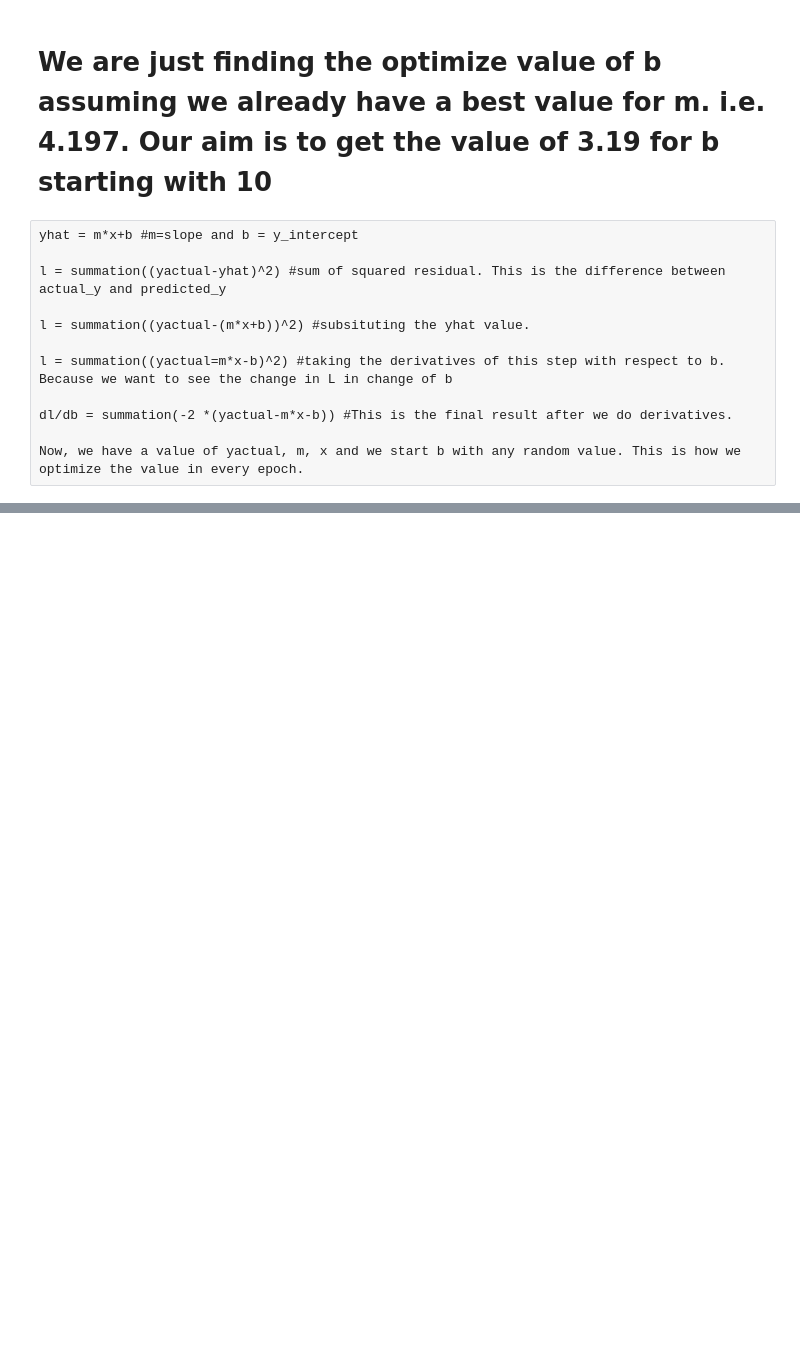
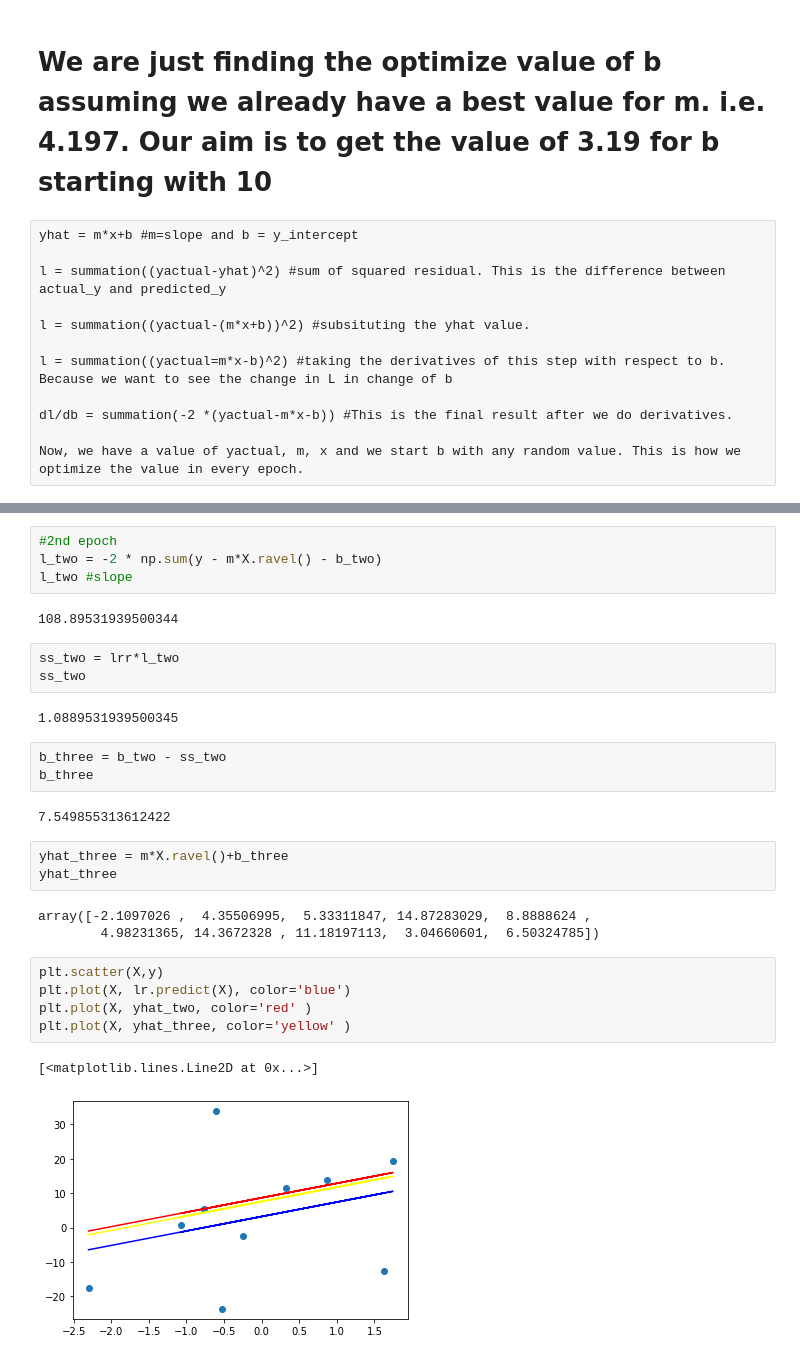
Before and after one commit to Shreejan-git/machine_learning_sklearn, a Jupyter notebook: GradientDescent_mathematical_formulation.ipynb, the cells around one changed output, grey strips where cells are left out. Cells and saved outputs as stored; diff of their text form; blank space fills up the shorter version.

```diff
--- a/GradientDescent_mathematical_formulation.ipynb
+++ b/GradientDescent_mathematical_formulation.ipynb
@@ -144,0 +84,30 @@ plt.plot(X,yhat_t,color='yellow')
+# %%
+#2nd epoch
+l_two = -2 * np.sum(y - m*X.ravel() - b_two)
+l_two #slope
+# %% [output]
+108.89531939500344
+# %%
+ss_two = lrr*l_two
+ss_two
+# %% [output]
+1.0889531939500345
+# %%
+b_three = b_two - ss_two
+b_three
+# %% [output]
+7.549855313612422
+# %%
+yhat_three = m*X.ravel()+b_three
+yhat_three
+# %% [output]
+array([-2.1097026 ,  4.35506995,  5.33311847, 14.87283029,  8.8888624 ,
+        4.98231365, 14.3672328 , 11.18197113,  3.04660601,  6.50324785])
+# %%
+plt.scatter(X,y)
+plt.plot(X, lr.predict(X), color='blue')
+plt.plot(X, yhat_two, color='red' )
+plt.plot(X, yhat_three, color='yellow' )
+# %% [output]
+[<matplotlib.lines.Line2D at 0x...>]
+[figure, added]
```
Also changed, not shown: parts of 35 cells of this notebook.
